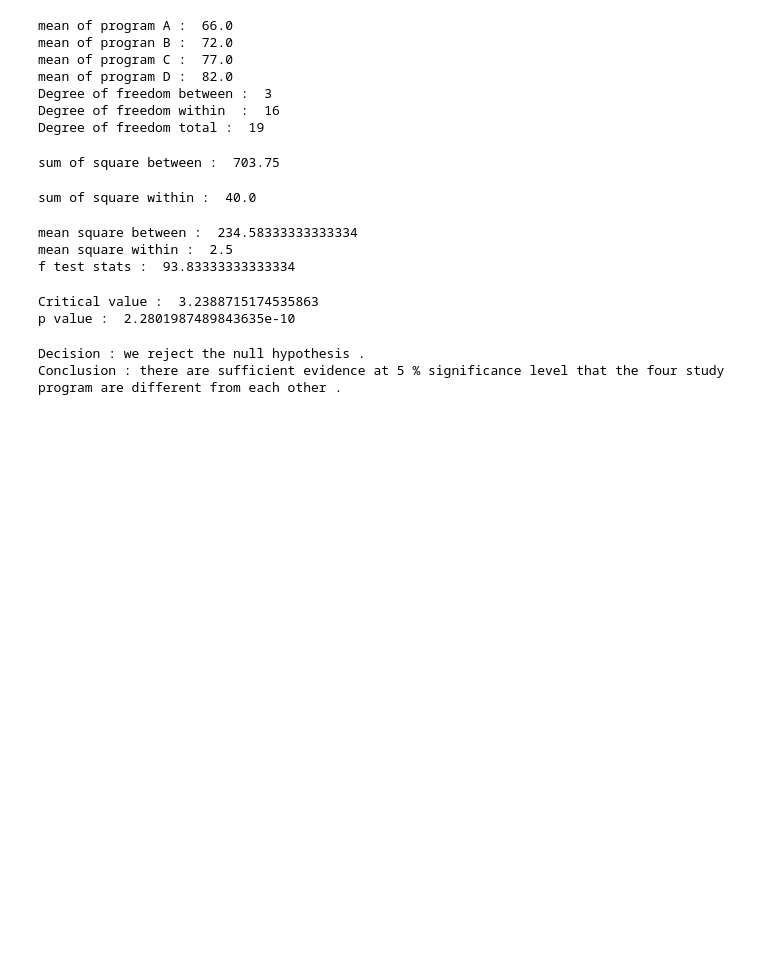
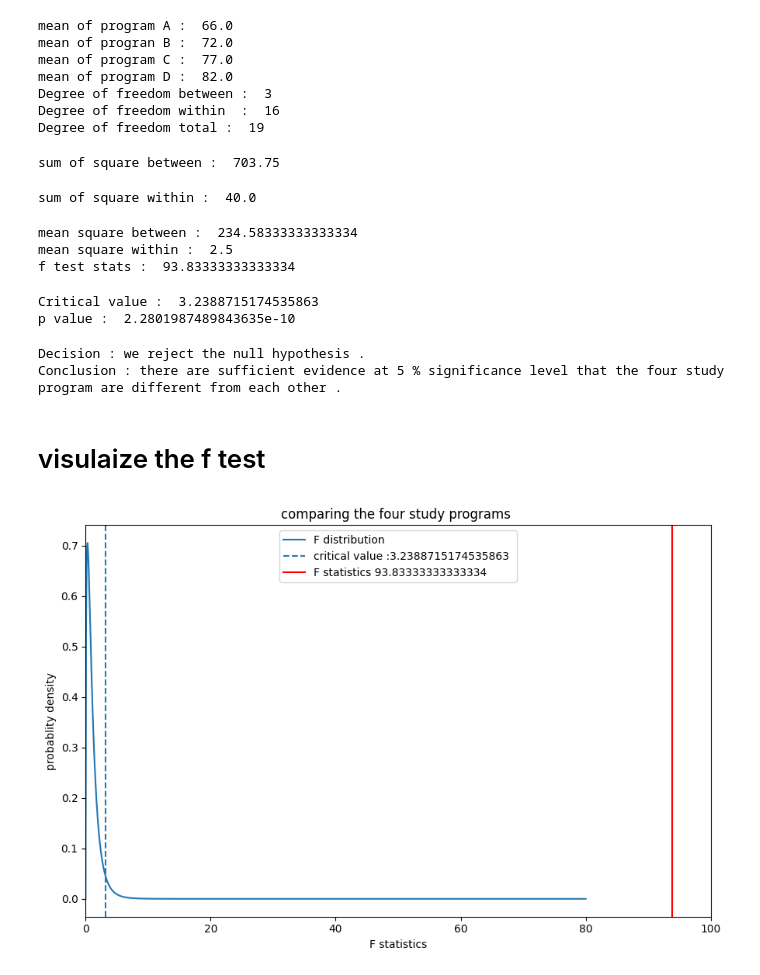
Before and after one commit to Engr-Jawad/statistics_for_data_Science, a Jupyter notebook: f_test_5.ipynb, the cells around one changed output. Drawn from its saved outputs; the diff is of its cells as text; code cells hidden in the pictures; blank space fills up the shorter version.

Commit message:
5th problem are completely solved with visualaization

```diff
--- a/f_test_5.ipynb
+++ b/f_test_5.ipynb
@@ -87,3 +87,21 @@ else:
 # %% [output]
 Decision : we reject the null hypothesis .
 Conclusion : there are sufficient evidence at 5 % significance level that the four study program are different from each other .
+# %% [markdown]
+# visulaize the f test
+# %%
+x = np.linspace(0,80,1000)
+y = f.pdf(x,dof_between,dof_within)
+plt.figure(figsize=(9,6))
+plt.plot(x,y,label = "F distribution")
+plt.axvline(critical_value,linestyle="--",label=f"critical value :{critical_value} ")
+plt.axvline(f_stats,linestyle = "solid",color = "red",label = f"F statistics {f_stats}")
+plt.xlim(0,100)
+plt.title("comparing the four study programs ")
+plt.xlabel("F statistics")
+plt.ylabel("probablity density")
+plt.legend()
+plt.tight_layout()
+plt.show()
+# %% [output]
+[figure, added]
```
